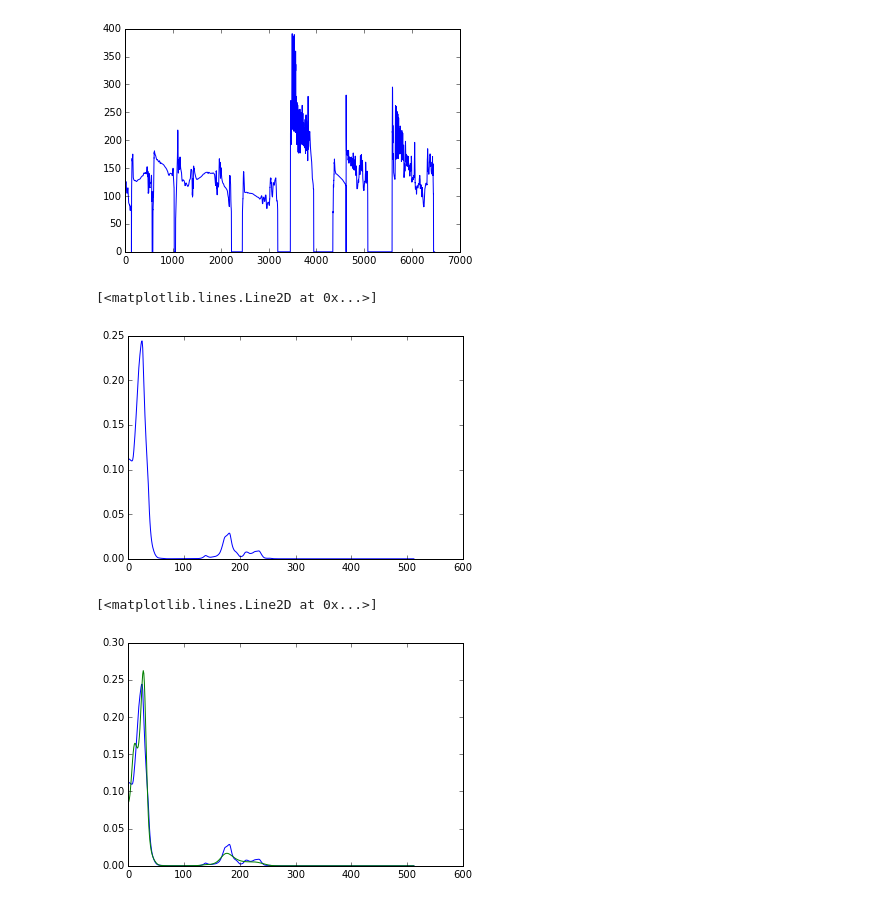
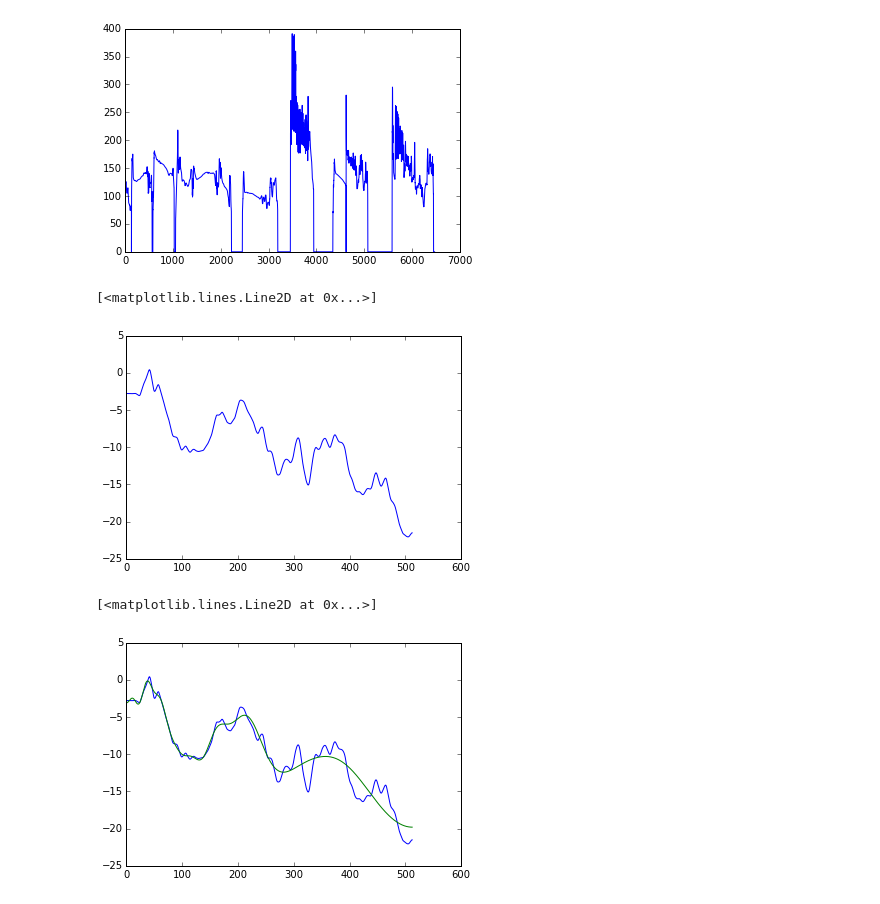
Before and after one commit to shunsukeaihara/pysas, a Jupyter notebook: sample.ipynb, the cells around one changed output. Drawn from its saved outputs; the diff is of its cells as text; code cells hidden in the pictures.

```diff
--- a/sample.ipynb
+++ b/sample.ipynb
@@ -18,21 +19,21 @@ plt.plot(a)
 [<matplotlib.lines.Line2D at 0x...>]
 [figure]
 # %%
-spec = b[1600]
+spec = b[200]
 # %%
-plt.plot(spec)
+plt.plot(np.log(spec))
 # %% [output]
 [<matplotlib.lines.Line2D at 0x...>]
-[figure, old version]
+[figure, new version]
 # %%
 from pysas.mcep import to_mcep, to_spectrum
 # %%
-mcep = to_mcep(spec, 22, 0.41)
+mcep = to_mcep(spec, 20, 0.41)
 # %%
-spec2 = to_spectrum(mcep, 0.41, 1026)
+spec2 = to_spectrum(mcep, 0.41, world.fftsize())
 # %%
-plt.plot(spec)
-plt.plot(spec2[:world.envelopesize()])
+plt.plot(np.log(spec))
+plt.plot(np.log(spec2[:world.envelopesize()]))
 # %% [output]
 [<matplotlib.lines.Line2D at 0x...>]
-[figure, old version]
+[figure, new version]
```
Also changed, not shown: parts of 10 cells of this notebook, 3 other files.
